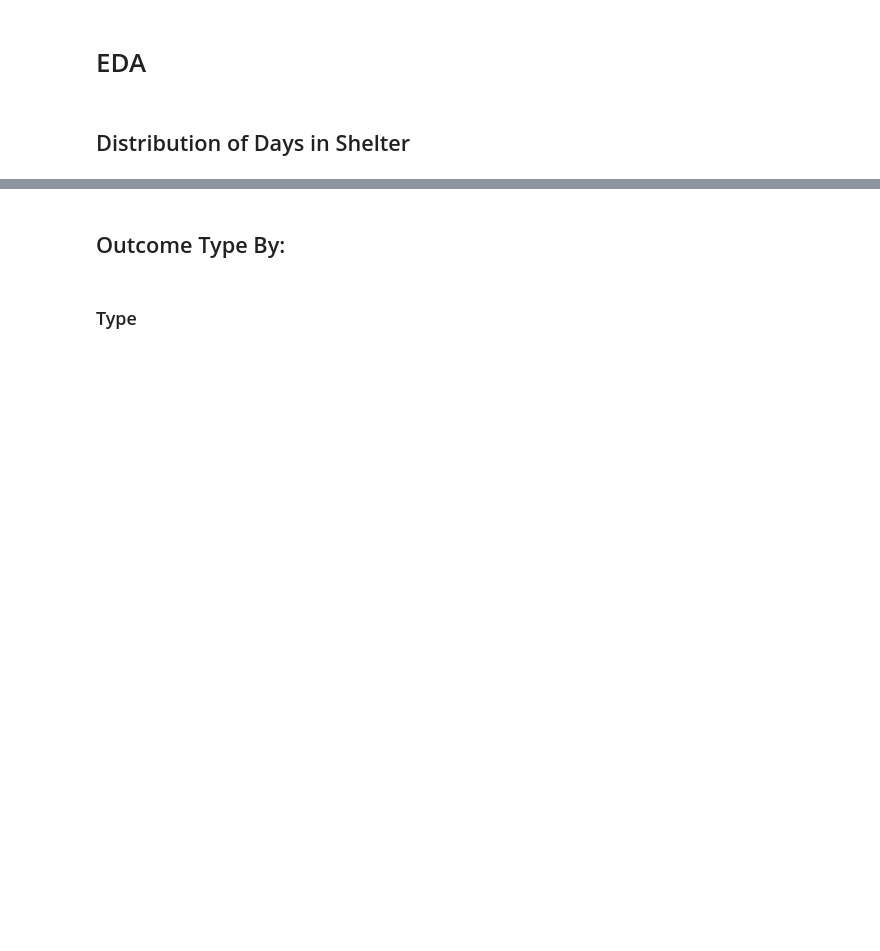
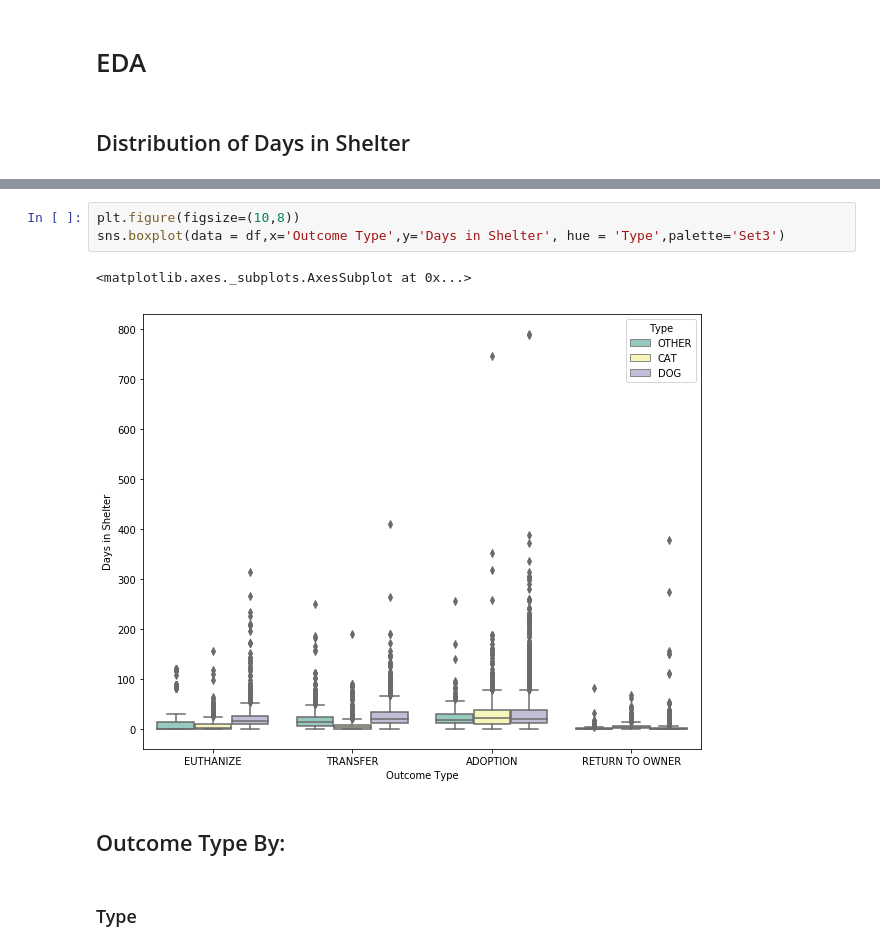
Before and after one commit to MsJacksonIYN/PetAdoptionClassification, a Jupyter notebook: EDA&DataCleaning.ipynb, the cells around one changed output, grey strips where cells are left out. Cells and saved outputs as stored; diff of their text form; blank space fills up the shorter version.

```diff
--- a/EDA&DataCleaning.ipynb
+++ b/EDA&DataCleaning.ipynb
@@ -728,6 +730,12 @@ px.box(df,x='Outcome Type',y='Days in Shelter', color = 'Type')
 px.box(df[df['Days in Shelter']<400],x='Outcome Type',y='Days in Shelter', color = 'Type')
 # %% [output]
 [interactive output not drawn]
+# %%
+plt.figure(figsize=(10,8))
+sns.boxplot(data = df,x='Outcome Type',y='Days in Shelter', hue = 'Type',palette='Set3')
+# %% [output]
+<matplotlib.axes._subplots.AxesSubplot at 0x...>
+[figure, added]
 # %% [markdown]
 ## Outcome Type By:
 # %% [markdown]
```
Also changed, not shown: parts of 1 cell of this notebook, 2 other files.
